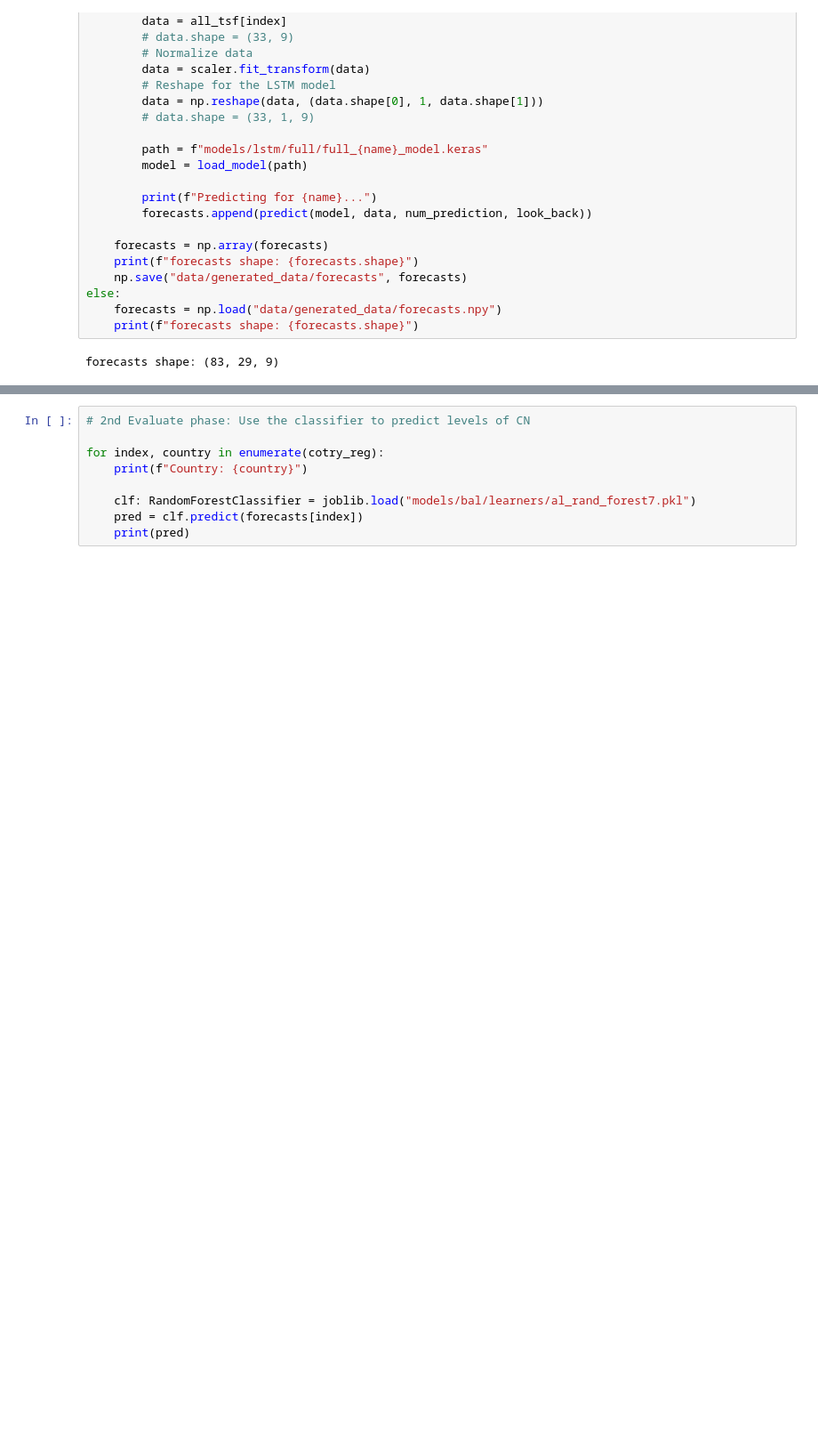
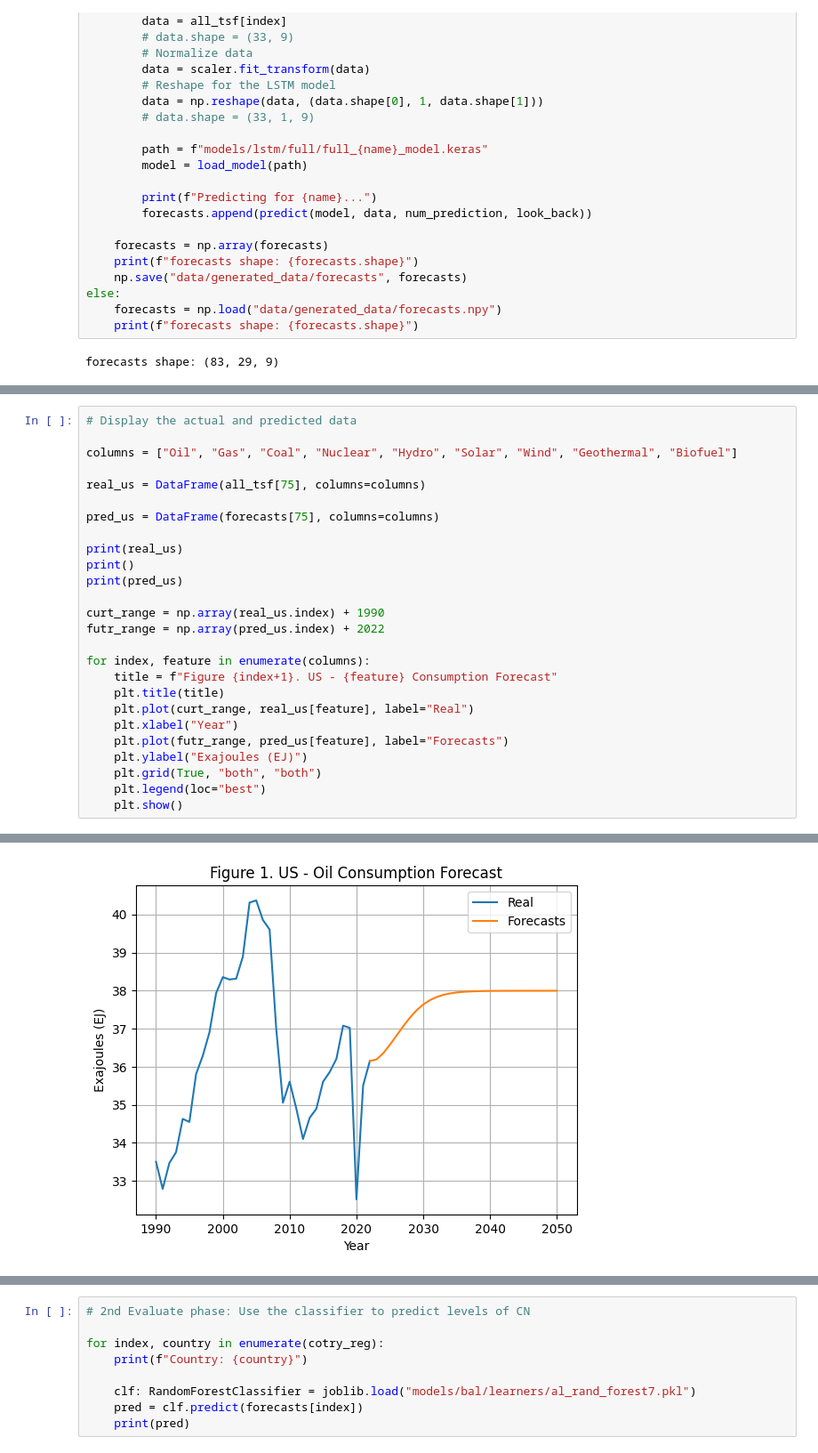
Before and after one commit to AndreLeEEEEEE/BDS-Final-Project, a Jupyter notebook: main.ipynb, the cells around one changed output, grey strips where cells are left out. Shown: that part at 89% size. Saved outputs shown, nothing was run; the diff lists cells and outputs as text; blank space fills up the shorter version.

Commit message:
Add more detail to sample graphs

```diff
--- a/main.ipynb
+++ b/main.ipynb
@@ -1002,0 +922,27 @@ plt.show()
+# %%
+# Display the actual and predicted data
+
+columns = ["Oil", "Gas", "Coal", "Nuclear", "Hydro", "Solar", "Wind", "Geothermal", "Biofuel"]
+
+real_us = DataFrame(all_tsf[75], columns=columns)
+
+pred_us = DataFrame(forecasts[75], columns=columns)
+
+print(real_us)
+print()
+print(pred_us)
+
+curt_range = np.array(real_us.index) + 1990
+futr_range = np.array(pred_us.index) + 2022
+
+for index, feature in enumerate(columns):
+    title = f"Figure {index+1}. US - {feature} Consumption Forecast"
+    plt.title(title)
+    plt.plot(curt_range, real_us[feature], label="Real")
+    plt.xlabel("Year")
+    plt.plot(futr_range, pred_us[feature], label="Forecasts")
+    plt.ylabel("Exajoules (EJ)")
+    plt.grid(True, "both", "both")
+    plt.legend(loc="best")
+    plt.show()
+# %% [output]
@@ -1002,0 +966 @@ plt.show()
+[figure, added]
```
Also changed, not shown: parts of 2 cells of this notebook.
